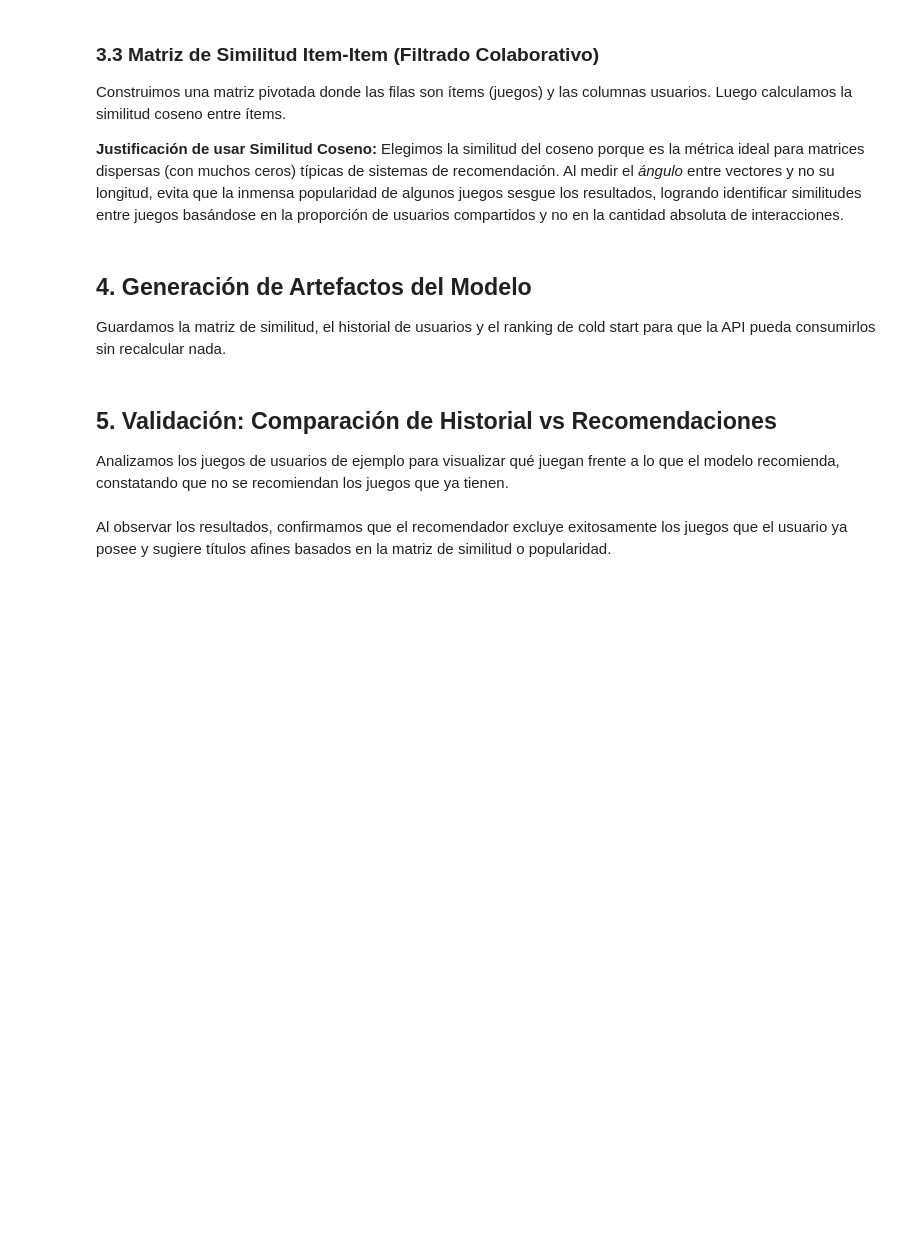
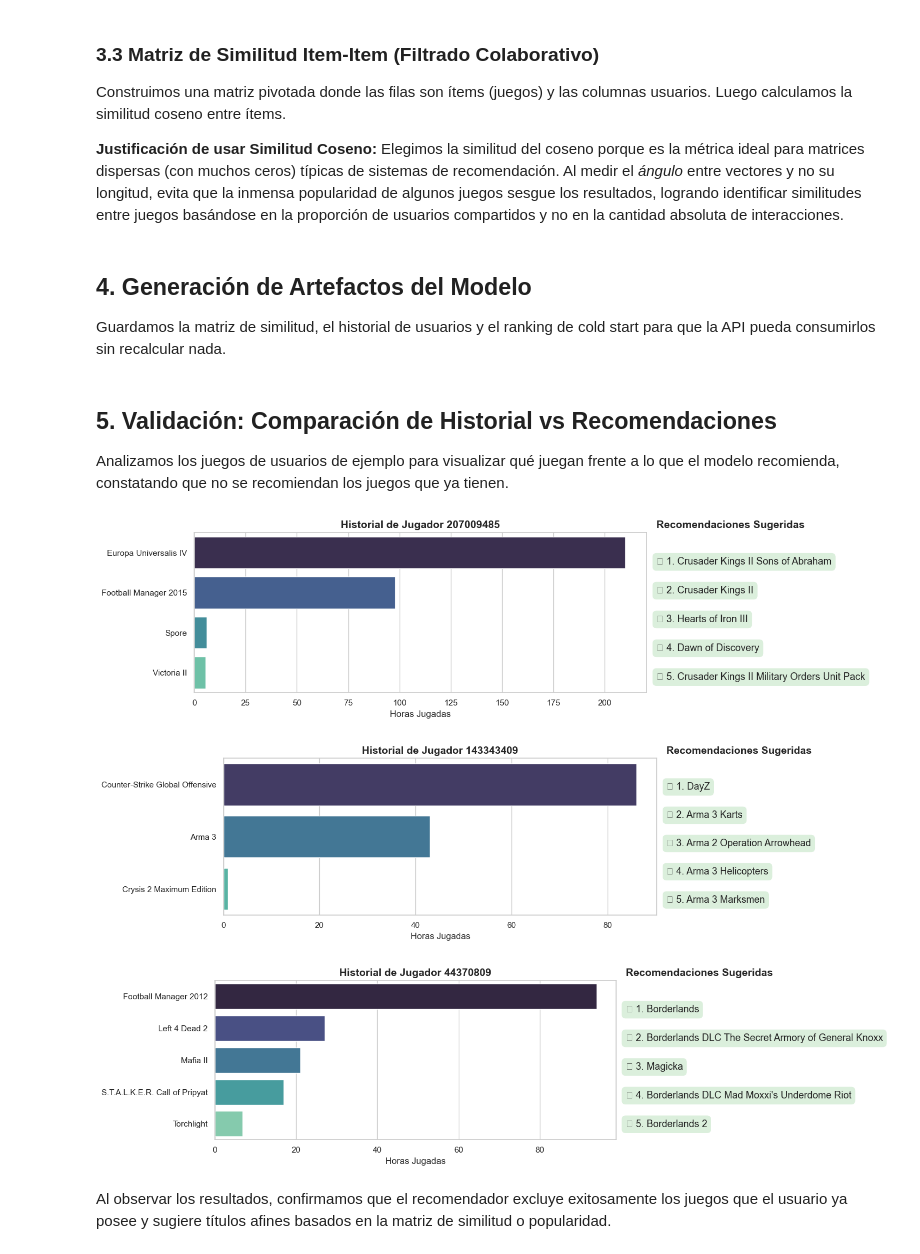
Before and after one commit to kevinwagner96/tp-ciencia-de-datos-2026, a Jupyter notebook: notebooks/EDA.ipynb, the cells around one changed output. Cells and saved outputs as stored; diff of their text form; code cells hidden in the pictures; blank space fills up the shorter version.

Commit message:
mejor grafico de los 3 usuarios de test

```diff
--- a/notebooks/EDA.ipynb
+++ b/notebooks/EDA.ipynb
@@ -197,2 +175,49 @@ for user in test_users:
+# %%
+import sys
+import os
+import matplotlib.pyplot as plt
+import seaborn as sns
+sys.path.append(os.path.abspath('..'))
+from app.recommender import RecommenderEngine
+
+# Inicializamos el motor usando los artefactos recién guardados
+recommender = RecommenderEngine(model_dir='../app/model_artifacts')
+
+test_users = [207009485, 143343409, 44370809]
+
+for user in test_users:
+    user_data = df[(df['user_id'] == user) & (df['behavior'] == 'play')].sort_values(by='hours', ascending=False).head(5)
+    recs = recommender.get_recommendations(user, k=5)
+
+    fig, (ax1, ax2) = plt.subplots(1, 2, figsize=(15, 4), gridspec_kw={'width_ratios': [2, 1]})
+
+    # Left subplot: Historial
+    if not user_data.empty:
+        sns.barplot(data=user_data, x='hours', y='game_title', ax=ax1, palette='mako', hue='game_title', legend=False)
+        ax1.set_title(f'Historial de Jugador {user}', fontsize=14, fontweight='bold')
+        ax1.set_xlabel('Horas Jugadas')
+        ax1.set_ylabel('')
+    else:
+        ax1.text(0.5, 0.5, 'Sin historial previo (Usuario Nuevo)', ha='center', va='center', fontsize=12)
+        ax1.set_title(f'Historial de Jugador {user}', fontsize=14, fontweight='bold')
+        ax1.axis('off')
+
+    # Right subplot: Recomendaciones
+    ax2.axis('off')
+    ax2.set_title('Recomendaciones Sugeridas', fontsize=14, fontweight='bold', loc='left')
+
+    # Imprimimos las recomendaciones como un texto estilizado
+    y_pos = 0.8
+    for i, rec in enumerate(recs, 1):
+        ax2.text(0.0, y_pos, f"{i}. {rec}", fontsize=13,
+                 bbox=dict(facecolor='#4CAF50', alpha=0.2, edgecolor='none', boxstyle='round,pad=0.4'))
+        y_pos -= 0.18
+
+    plt.tight_layout()
+    plt.show()
+# %% [output]
+[figure, added]
+[figure, added]
+[figure, added]
 # %% [markdown]
 Al observar los resultados, confirmamos que el recomendador excluye exitosamente los juegos que el usuario ya posee y sugiere títulos afines basados en la matriz de similitud o popularidad.
```
Also changed, not shown: parts of 1 cell of this notebook.
